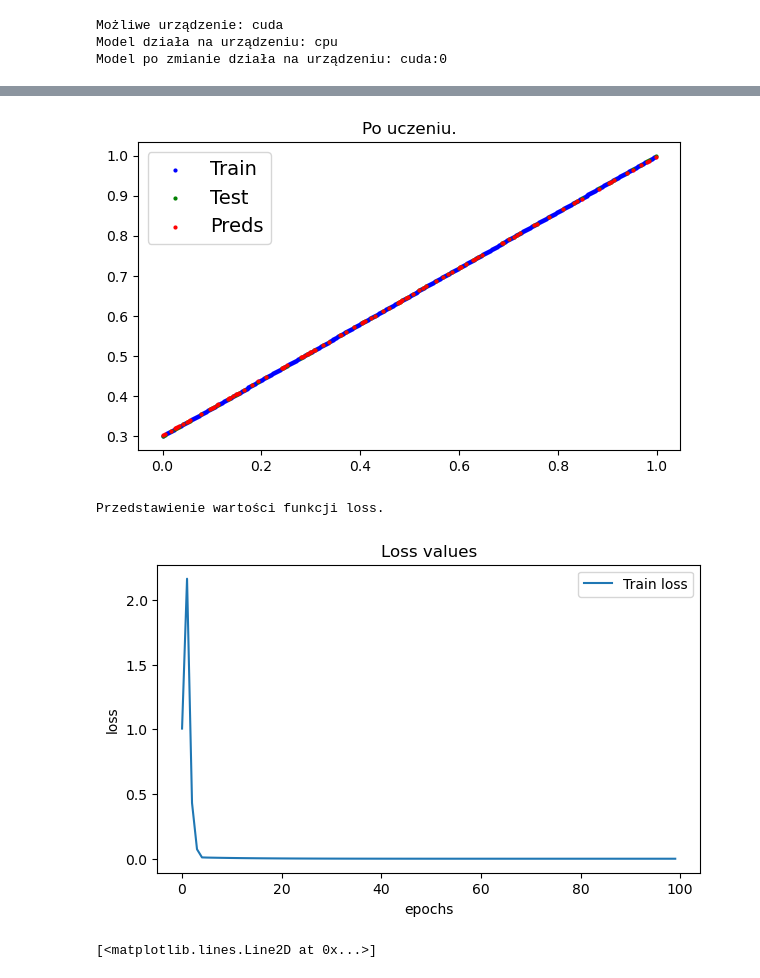
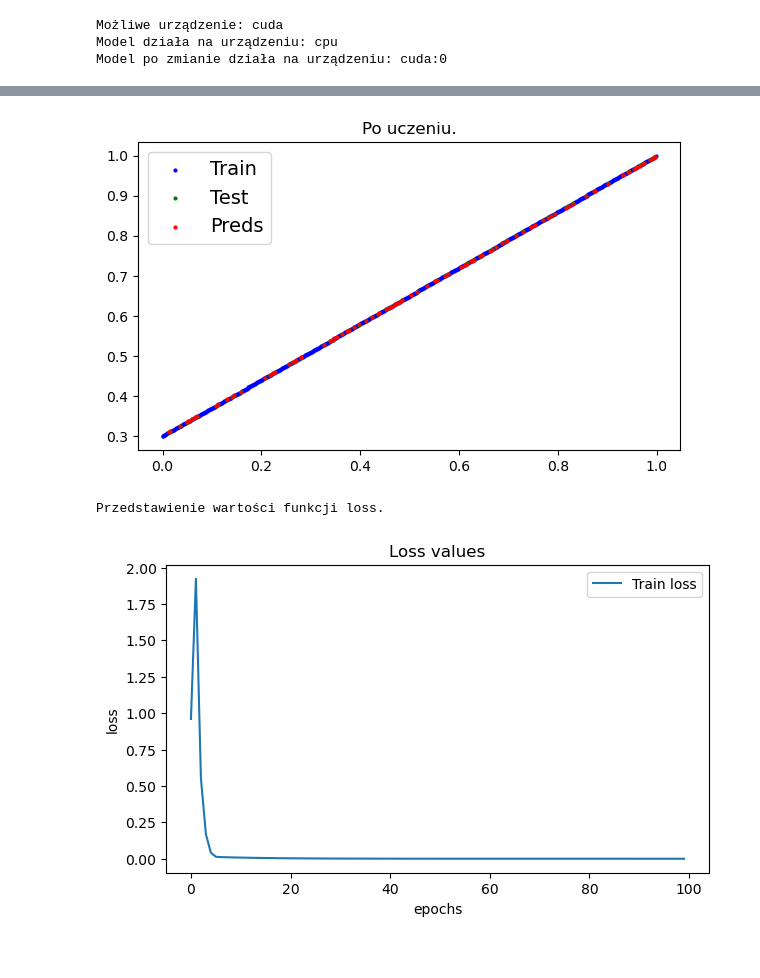
Before and after one commit to DamianPodrazaCode/Python_code, a Jupyter notebook: PyTorch_JN/05_linear_regression_all_in_one.ipynb, the cells around one changed output, grey strips where cells are left out. Drawn from its saved outputs; the diff is of its cells as text; code cells hidden in the pictures.

```diff
--- a/PyTorch_JN/05_linear_regression_all_in_one.ipynb
+++ b/PyTorch_JN/05_linear_regression_all_in_one.ipynb
@@ -58,7 +58,7 @@ class ModelNN(nn.Module):
 # ---------------------------------------------------------------------------------------------
 # instancja modelu
 torch.manual_seed(42)
-# torch.cuda.manual_seed(42)
+torch.cuda.manual_seed(42)
 model = ModelNN()
 
 # ---------------------------------------------------------------------------------------------
@@ -86,7 +86,7 @@ plot_prediction(train_data=X_train, train_labels=y_train, test_data=X_test, test
 # ---------------------------------------------------------------------------------------------
 # funkcja loss i ustawienie optymilizatora
 # loss_fn = nn.L1Loss()
-loss_fn = nn.MSELoss()
+loss_fn = nn.MSELoss() # na tej działa szybciej i lepiej
 optimizer = torch.optim.SGD(params=model.parameters(), lr=0.1)
 
 # ---------------------------------------------------------------------------------------------
@@ -99,10 +99,10 @@ for epoch in range(epochs):
     model.train() # Ustawienie modułu w trybie treningowym.
     y_pred = model(X_train) # tu się uruchamia funkcja forward
     loss = loss_fn(y_pred, y_train) # obliczenie różnic
-    acc = accuracy_fn(y_true=y_train, y_pred=y_pred)
     optimizer.zero_grad() # optymalizacja parametrów, Resetuje gradienty wszystkich zoptymalizowanych :class:`torch.Tensor` s.
     loss.backward() # backpropagation, Oblicza gradient tensora aktualnego względem elementów grafu.
     optimizer.step() # Wykonuje pojedynczy krok optymalizacji.
+
     epoch_count.append(epoch)
     loss_values.append(loss)
 
@@ -126,4 +126,3 @@ Model po zmianie działa na urządzeniu: cuda:0
-[figure, old version]
+[figure, new version]
 Przedstawienie wartości funkcji loss.
-[figure, old version]
+[figure, new version]
-[<matplotlib.lines.Line2D at 0x...>]
```
Also changed, not shown: parts of 1 cell of this notebook.
